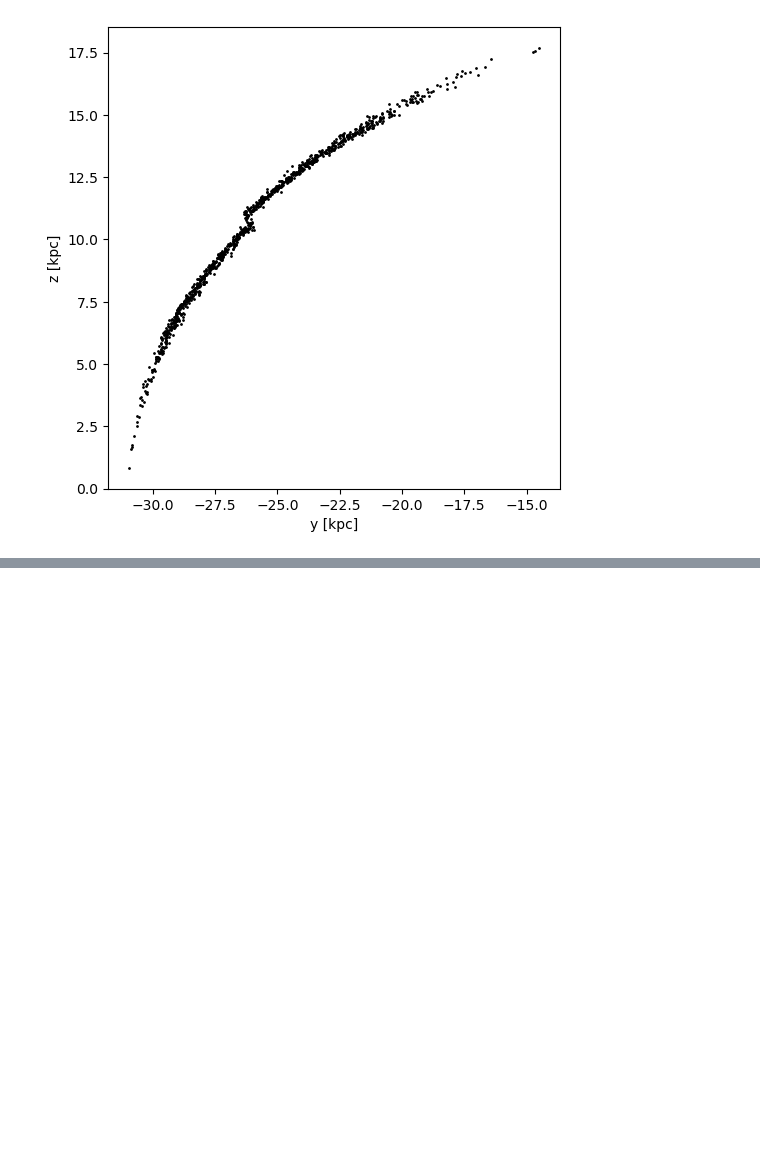
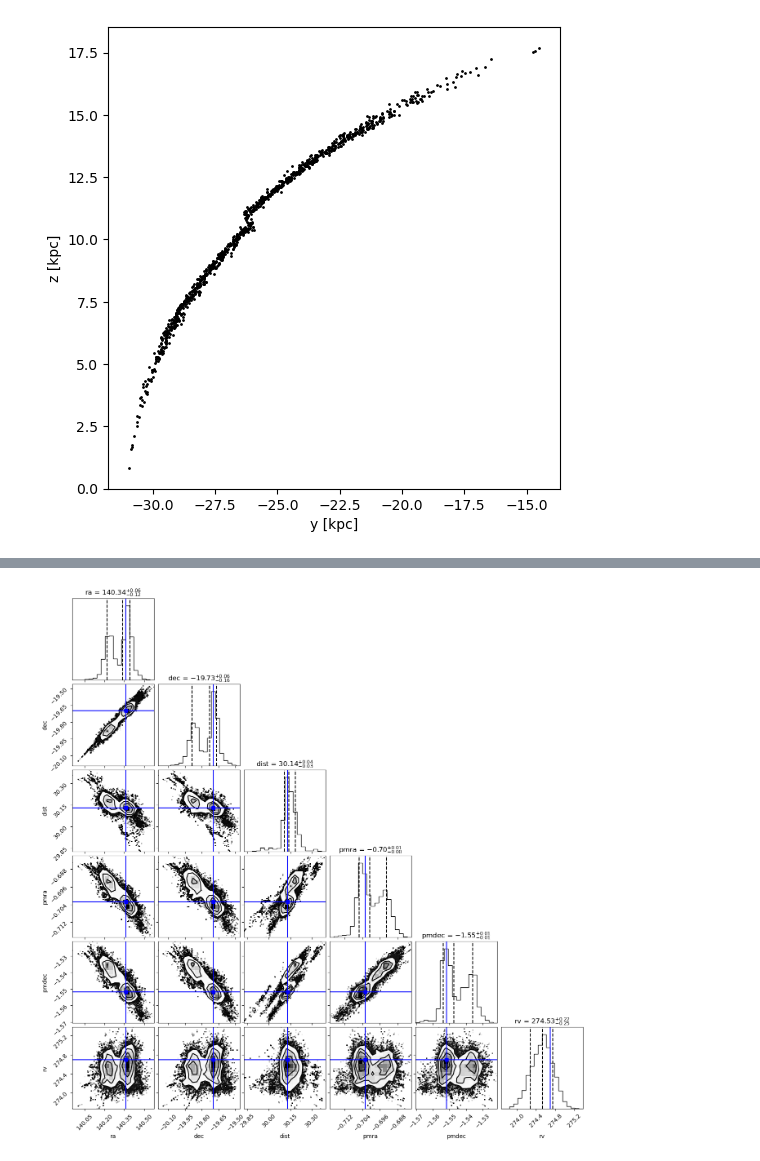
Before and after one commit to shriy-stars/jet_setting_2026-7, a Jupyter notebook: jet_progenitor_fit.ipynb, the cells around one changed output, grey strips where cells are left out. Cells and saved outputs as stored; diff of their text form; code cells hidden in the pictures; blank space fills up the shorter version.

```diff
--- a/jet_progenitor_fit.ipynb
+++ b/jet_progenitor_fit.ipynb
@@ -371 +371,17 @@ plt.savefig('chains_mcmc_jet.pdf')
 <Figure size 640x480 with 0 Axes>
+# %%
+#MCMC checks!
+labels = ['ra', 'dec', 'dist', 'pmra', 'pmdec', 'rv']
+
+fig = corner.corner(
+    samples,
+    labels=labels,
+    quantiles=[0.16, 0.5, 0.84],
+    show_titles=True,
+    title_kwargs={"fontsize": 12},
+    truths=prog_pars_max,  # Show best fit
+    truth_color='blue', fig_kwargs={'figsize': (6, 6)}
+)
+plt.show()
+# %% [output]
+[figure, added]
```
Also changed, not shown: parts of 9 cells of this notebook, 3 other files.
